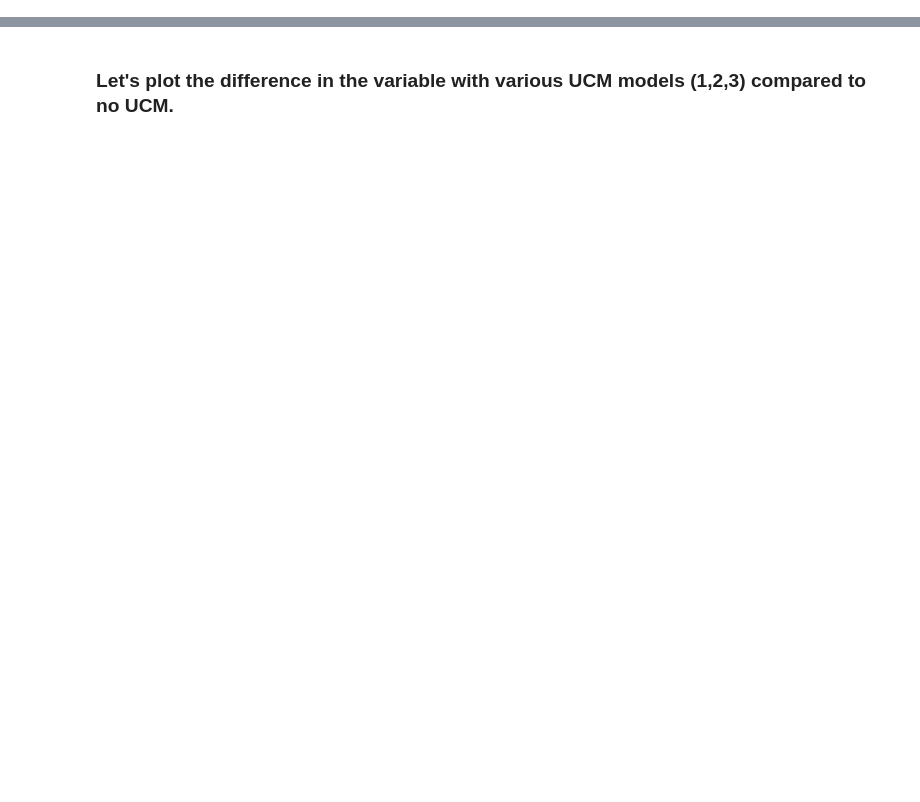
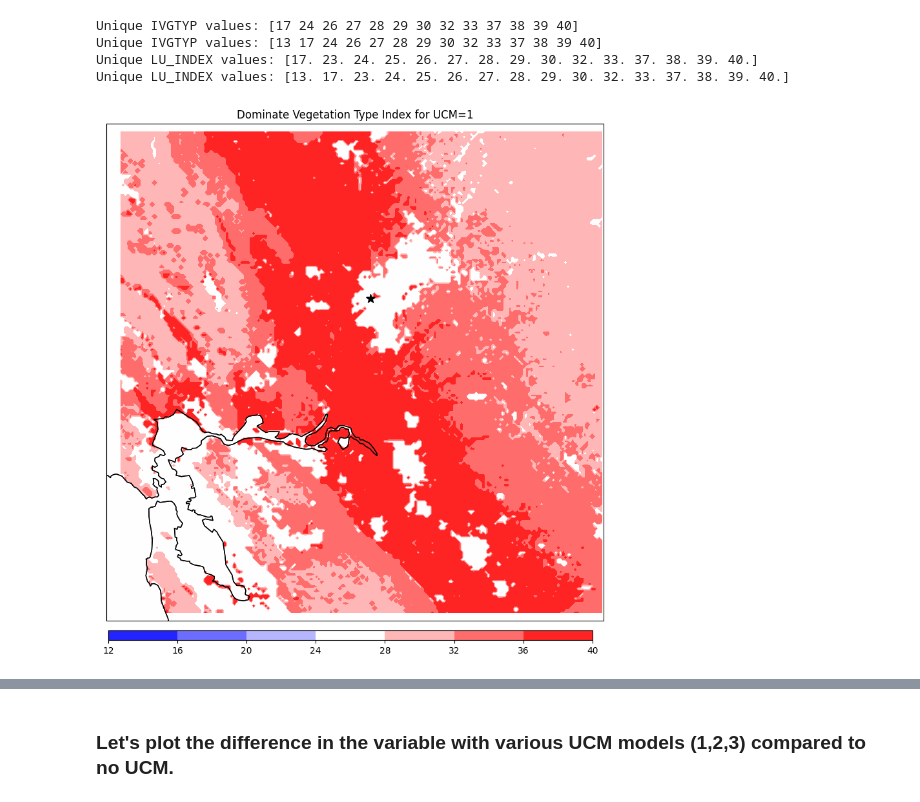
Before and after one commit to wtoslac/LCLUCWRF, a Jupyter notebook: PyWRF/CompareSkinTemperature.ipynb, the cells around one changed output, grey strips where cells are left out. Cells and saved outputs as stored; diff of their text form; code cells hidden in the pictures; blank space fills up the shorter version.

```diff
--- a/PyWRF/CompareSkinTemperature.ipynb
+++ b/PyWRF/CompareSkinTemperature.ipynb
@@ -0,0 +75,42 @@
+# %%
+# Open the NetCDF file
+ncfile0 = Dataset("/data/wto/WRF/WRFV4.5/test/em_real_2way/wrfout_d02_2020-06-17_19:00:00")
+ncfile1 = Dataset("/data/wto/WRF/WRFV4.5/test/em_real_2way_UCM1/wrfout_d02_2020-06-17_19:00:00")
+import numpy as np
+unique_vals = np.unique(to_np(getvar(ncfile0, "IVGTYP")))
+print("Unique IVGTYP values:", unique_vals)
+unique_vals = np.unique(to_np(getvar(ncfile1, "IVGTYP")))
+print("Unique IVGTYP values:", unique_vals)
+unique_vals = np.unique(to_np(getvar(ncfile0, "LU_INDEX")))
+print("Unique LU_INDEX values:", unique_vals)
+unique_vals = np.unique(to_np(getvar(ncfile1, "LU_INDEX")))
+print("Unique LU_INDEX values:", unique_vals)
+
+Var = "IVGTYP"
+VarLabel = "Dominate Vegetation Type Index"
+Var1 = getvar(ncfile1, Var)
+
+wrf_proj = get_cartopy(Var1)
+lats, lons = latlon_coords(Var1)
+
+# Create figure with minimal whitespace
+fig, (ax0) = plt.subplots(1, 1, subplot_kw={'projection': wrf_proj},
+                               gridspec_kw={'wspace': -0.0}, figsize=(10, 10))
+
+#  contour plot for UCM=0
+ax0.set_title(VarLabel+ " for UCM=1")
+ax0.set_extent([to_np(lons).min(), to_np(lons).max(), to_np(lats).min(), to_np(lats).max()], crs=cp.crs.PlateCarree())
+contour0 = ax0.contourf(to_np(lons), to_np(lats),to_np(Var1),transform=cp.crs.PlateCarree(), cmap="bwr")
+# Add geographical features and a star marker for Sacramento
+ax0.add_feature(cp.feature.COASTLINE)
+ax0.add_feature(cp.feature.STATES)
+ax0.scatter(-121.49, 38.58, color='black', marker='*', s=100, label="Sacramento",transform=cp.crs.PlateCarree())
+cbar_ax = fig.add_axes([0.13, 0.08, 0.75, 0.015])  # [left, bottom, width, height]
+cbar = fig.colorbar(contour0,cax=cbar_ax, orientation="horizontal")
+plt.show()
+# %% [output]
+Unique IVGTYP values: [17 24 26 27 28 29 30 32 33 37 38 39 40]
+Unique IVGTYP values: [13 17 24 26 27 28 29 30 32 33 37 38 39 40]
+Unique LU_INDEX values: [17. 23. 24. 25. 26. 27. 28. 29. 30. 32. 33. 37. 38. 39. 40.]
+Unique LU_INDEX values: [13. 17. 23. 24. 25. 26. 27. 28. 29. 30. 32. 33. 37. 38. 39. 40.]
+[figure, added]
```
Also changed, not shown: parts of 14 cells of this notebook, 5 other files.
